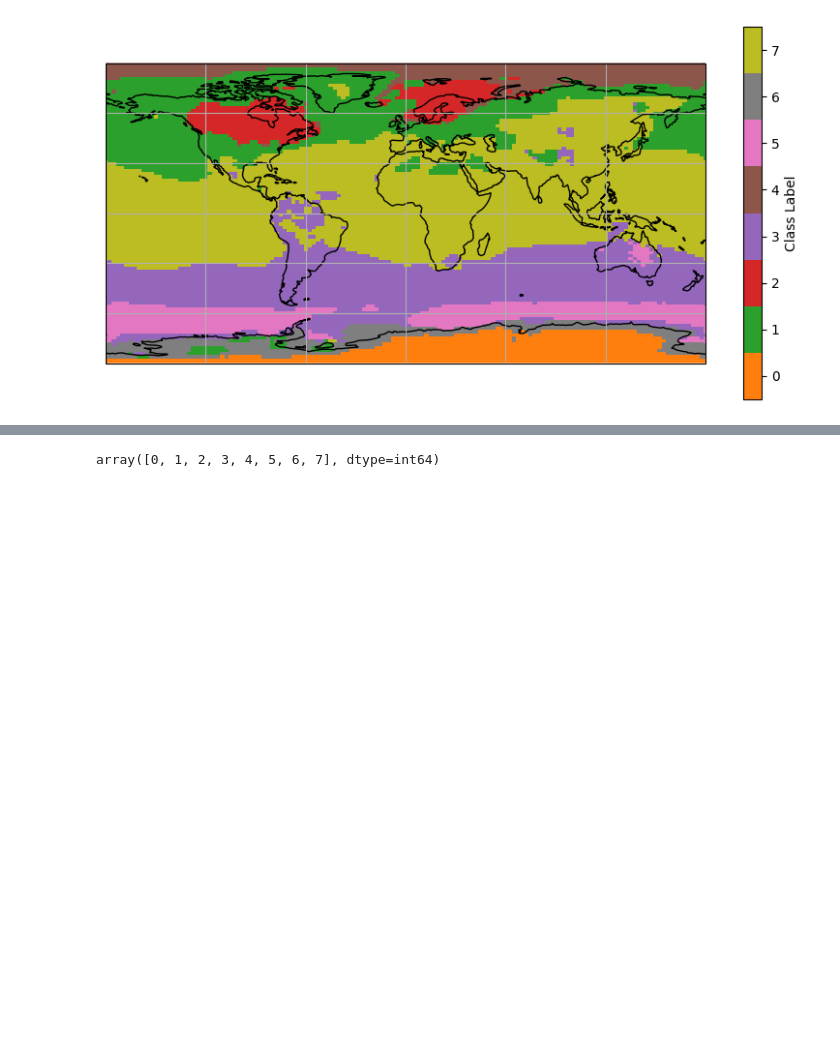
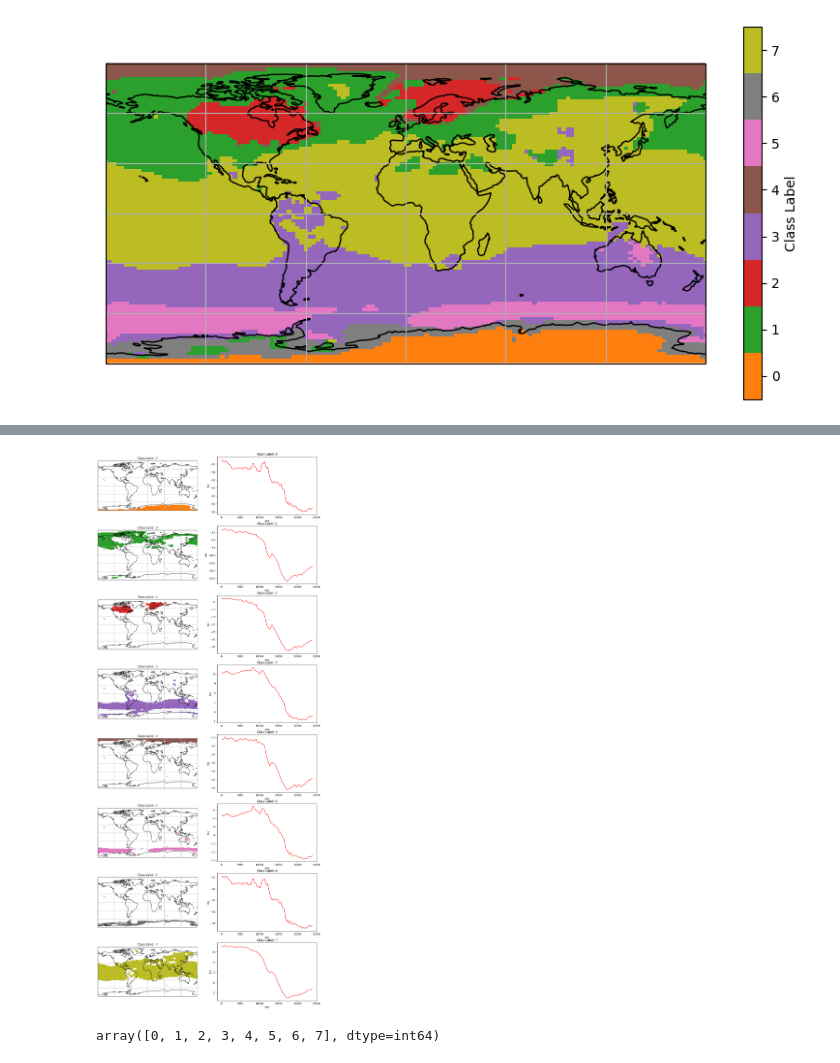
Before and after one commit to Peisong-Zheng/Last_deglaciation, a Jupyter notebook: LGMR_test.ipynb, the cells around one changed output, grey strips where cells are left out. Drawn from its saved outputs; the diff is of its cells as text; code cells hidden in the pictures; blank space fills up the shorter version.

```diff
--- a/LGMR_test.ipynb
+++ b/LGMR_test.ipynb
@@ -525,0 +595,4 @@ plot_indi_label(ds_sat, 0)
+# %%
+plot_all_label(ds_sat,plot_class=False)
+# %% [output]
+[figure, added]
```
Also changed, not shown: parts of 10 cells of this notebook.
